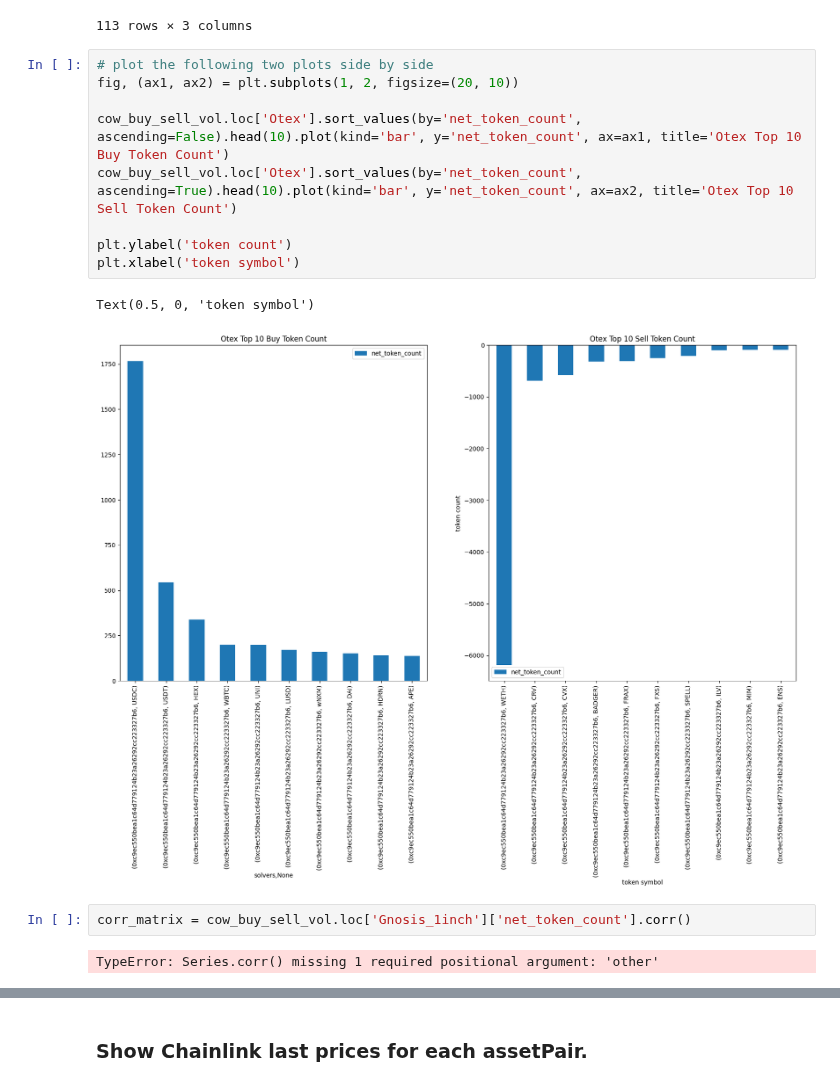
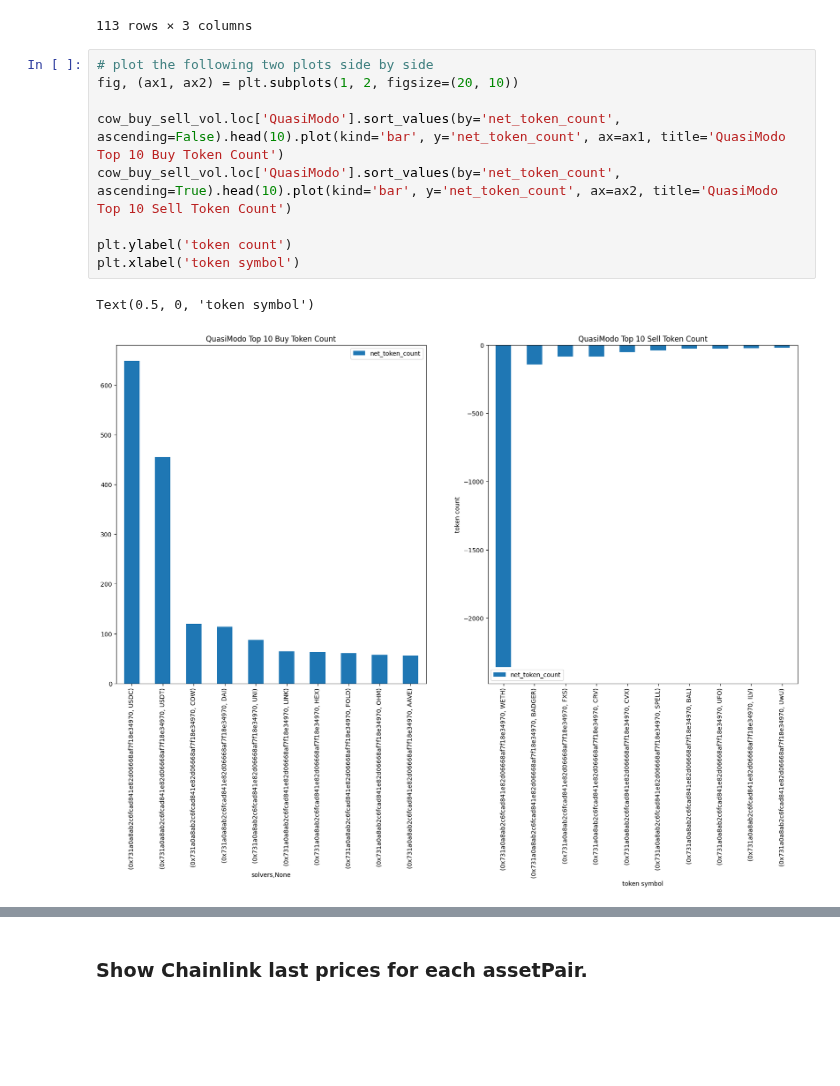
Before and after one commit to mohammed7s/Feedlot, a Jupyter notebook: exploratory_data_notebooks/cow_chain_swaps.ipynb, the cells around one changed output, grey strips where cells are left out. Drawn from its saved outputs; the diff is of its cells as text; blank space fills up the shorter version.

```diff
--- a/exploratory_data_notebooks/cow_chain_swaps.ipynb
+++ b/exploratory_data_notebooks/cow_chain_swaps.ipynb
@@ -152,16 +149,12 @@ cow_buy_sell_vol.loc['QuasiModo'].sort_values(by='net_token_count', ascending=Fa
 # %%
 # plot the following two plots side by side
 fig, (ax1, ax2) = plt.subplots(1, 2, figsize=(20, 10))
 
-cow_buy_sell_vol.loc['Otex'].sort_values(by='net_token_count', ascending=False).head(10).plot(kind='bar', y='net_token_count', ax=ax1, title='Otex Top 10 Buy Token Count')
-cow_buy_sell_vol.loc['Otex'].sort_values(by='net_token_count', ascending=True).head(10).plot(kind='bar', y='net_token_count', ax=ax2, title='Otex Top 10 Sell Token Count')
+cow_buy_sell_vol.loc['QuasiModo'].sort_values(by='net_token_count', ascending=False).head(10).plot(kind='bar', y='net_token_count', ax=ax1, title='QuasiModo Top 10 Buy Token Count')
+cow_buy_sell_vol.loc['QuasiModo'].sort_values(by='net_token_count', ascending=True).head(10).plot(kind='bar', y='net_token_count', ax=ax2, title='QuasiModo Top 10 Sell Token Count')
 
 plt.ylabel('token count')
 plt.xlabel('token symbol')
 # %% [output]
 Text(0.5, 0, 'token symbol')
-[figure, old version]
+[figure, new version]
-# %%
-corr_matrix = cow_buy_sell_vol.loc['Gnosis_1inch']['net_token_count'].corr()
-# %% [output]
-TypeError: Series.corr() missing 1 required positional argument: 'other'
```
Also changed, not shown: parts of 3 cells of this notebook.
